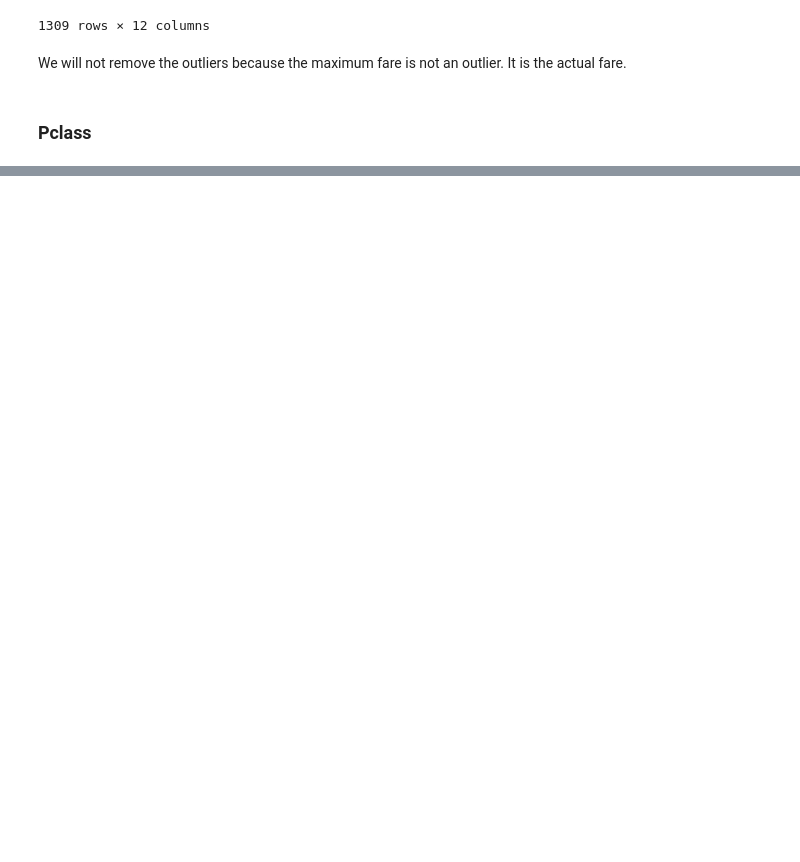
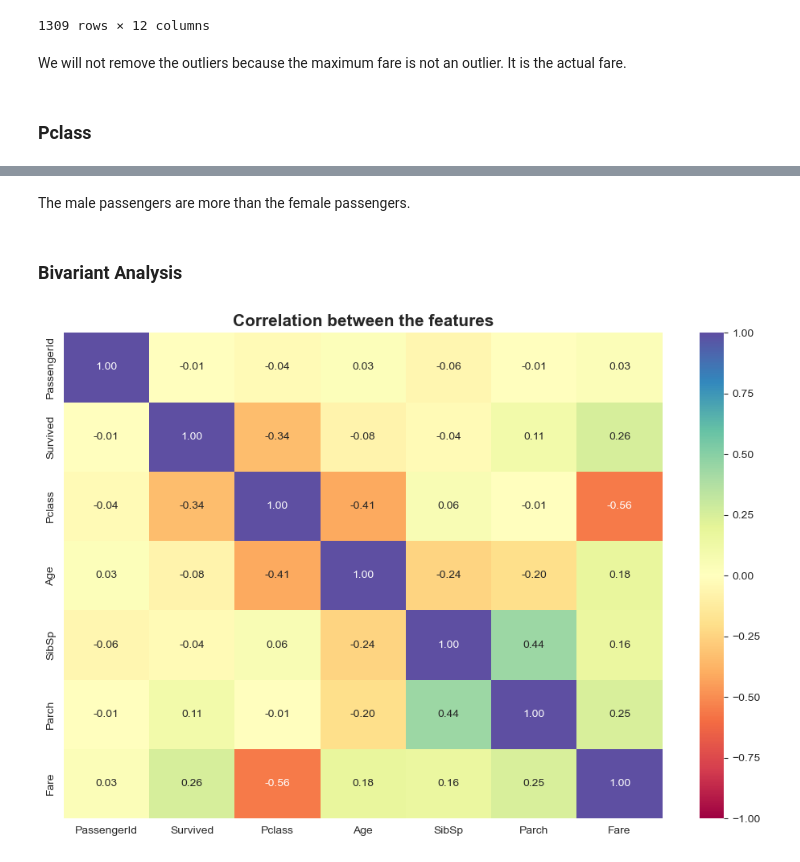
Before and after one commit to ArthurXia1031/Data_Science_Project, a Jupyter notebook: machine_learning/Supervised_Learning/Titanic/final_practice/titanic_ml.ipynb, the cells around one changed output, grey strips where cells are left out. Saved outputs shown, nothing was run; the diff lists cells and outputs as text; code cells hidden in the pictures; blank space fills up the shorter version.

```diff
--- a/machine_learning/Supervised_Learning/Titanic/final_practice/titanic_ml.ipynb
+++ b/machine_learning/Supervised_Learning/Titanic/final_practice/titanic_ml.ipynb
@@ -370,0 +442,24 @@ ValueError: Input data must be a pandas object to reorder
+# %% [markdown]
+The male passengers are more than the female passengers.
+# %% [markdown]
+### Bivariant Analysis
+# %%
+# let's see the correlation between the features
+
+cols_list = full.select_dtypes(include=np.number).columns.tolist()
+
+plt.figure(figsize=(12, 8), dpi=100)
+
+sns.heatmap(
+    full[cols_list].corr(),
+    annot=True,
+    fmt='.2f',
+    cmap='Spectral',
+    vmax=1,
+    vmin=-1
+)
+
+plt.title('Correlation between the features', fontsize=15, weight='bold')
+plt.show()
+# %% [output]
+[figure, added]
```
Also changed, not shown: parts of 9 cells of this notebook.
